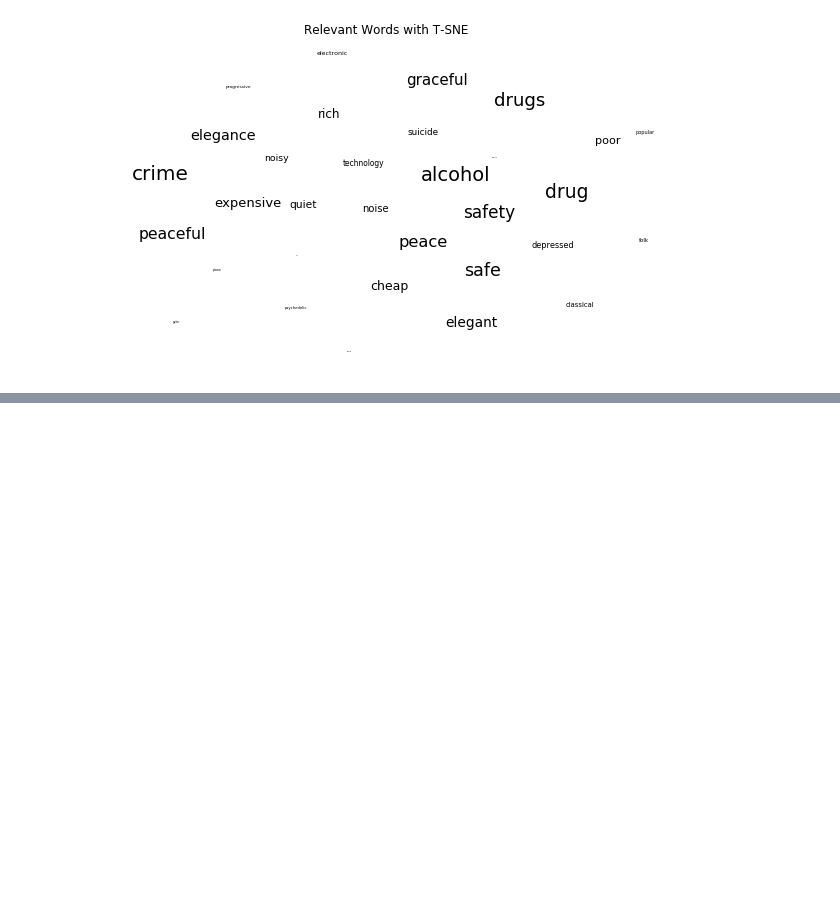
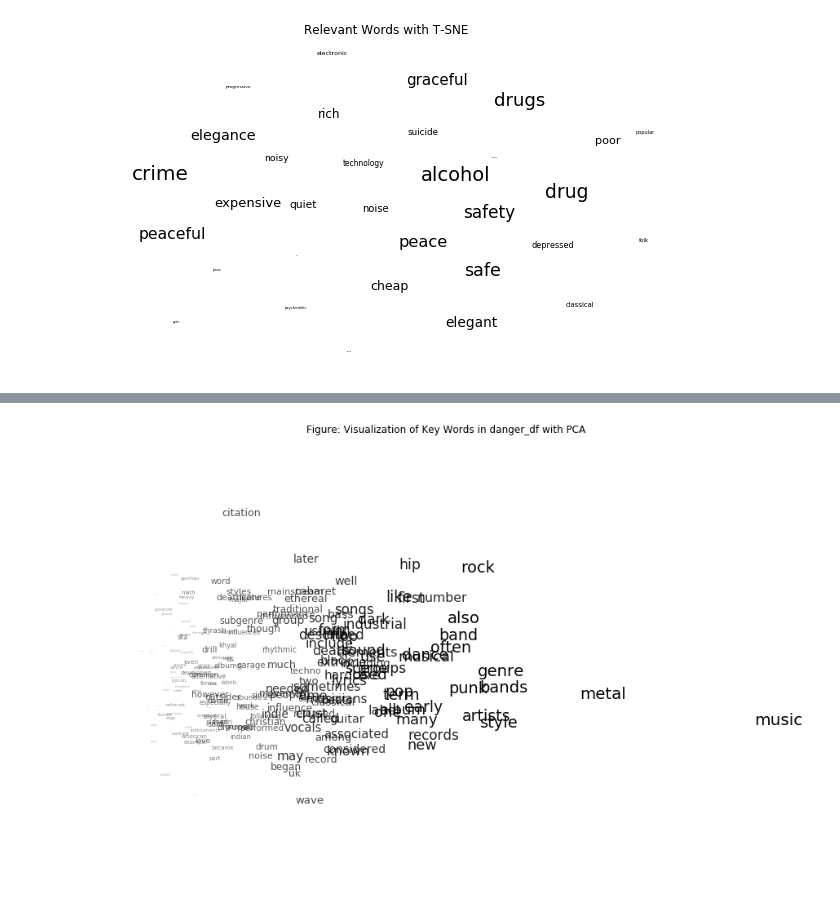
Before and after one commit to xywu-soc/content-analysis-2018, a Jupyter notebook: 4-Word-Embedding/4-Word-Embedding.ipynb, the cells around one changed output, grey strips where cells are left out. Drawn from its saved outputs; the diff is of its cells as text; code cells hidden in the pictures; blank space fills up the shorter version.

```diff
--- a/4-Word-Embedding/4-Word-Embedding.ipynb
+++ b/4-Word-Embedding/4-Word-Embedding.ipynb
@@ -1340,0 +1495,32 @@ plt.show()
+# %%
+## Plot for dangerous music
+
+# Get the matrix
+danger_numWords = 200
+top_danger_words = dangerW2V.wv.index2word[:danger_numWords]
+dangerSubMatrix = []
+for word in top_danger_words:
+    dangerSubMatrix.append(dangerW2V[word])
+dangerSubMatrix = np.array(dangerSubMatrix)
+# PCA
+danger_pcaWords = sklearn.decomposition.PCA(n_components = 50).fit(dangerSubMatrix)
+danger_reducedPCA_data = danger_pcaWords.transform(dangerSubMatrix)
+#T-SNE is theoretically better, but let's try both
+danger_tsneWords = sklearn.manifold.TSNE(n_components = 2, early_exaggeration = 25).fit_transform(danger_reducedPCA_data)
+# %%
+# Plot for PCA
+fig = plt.figure(figsize = (15,10))
+ax = fig.add_subplot(111)
+ax.set_frame_on(False)
+plt.scatter(danger_reducedPCA_data[:, 0], danger_reducedPCA_data[:, 1], alpha = 0)#Making the points invisible
+for i, word in enumerate(top_danger_words):
+    ax.annotate(word,
+                (danger_reducedPCA_data[:, 0][i],danger_reducedPCA_data[:, 1][i]),
+                size =  20 * (danger_numWords - i) / danger_numWords,
+                alpha = .8 * (danger_numWords - i) / danger_numWords + .2)
+plt.xticks(())
+plt.yticks(())
+plt.title('Figure: Visualization of Key Words in danger_df with PCA')
+plt.show()
+# %% [output]
+[figure, added]
```
Also changed, not shown: parts of 32 cells of this notebook.
